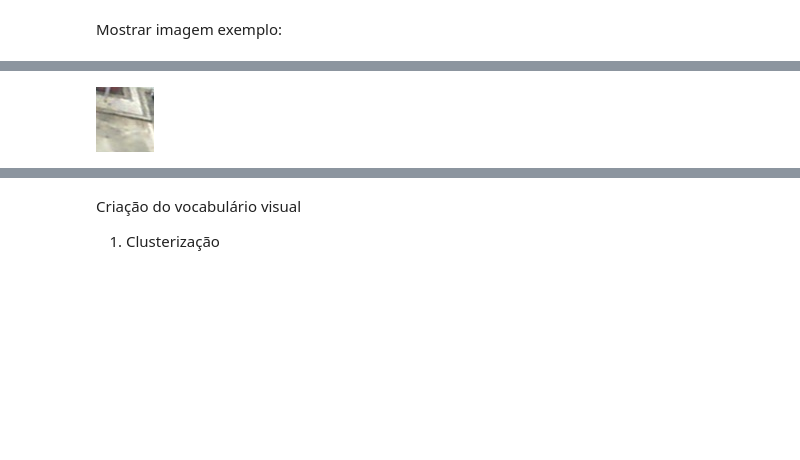
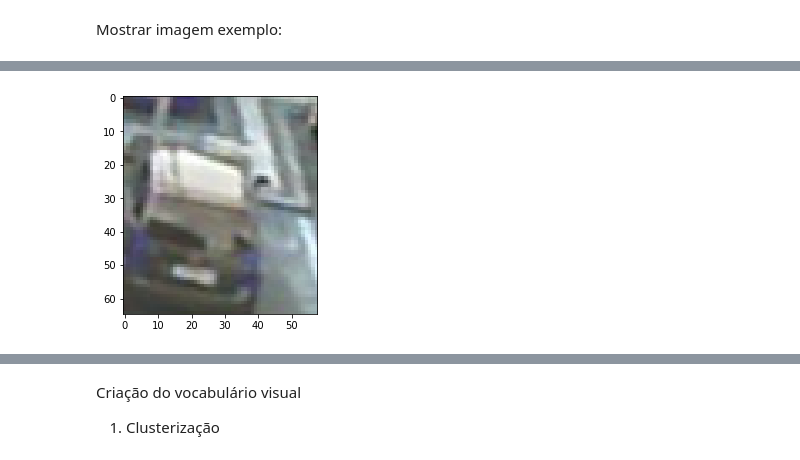
Before and after one commit to albs-br/tcc-machine-vision, a Jupyter notebook: TCC_teste_1.ipynb, the cells around one changed output, grey strips where cells are left out. Drawn from its saved outputs; the diff is of its cells as text; code cells hidden in the pictures; blank space fills up the shorter version.

```diff
--- a/TCC_teste_1.ipynb
+++ b/TCC_teste_1.ipynb
@@ -72,0 +93,19 @@ Passo 1: calcular arquivos de vetor de features (.brief) para cada imagem
+# %%
+# Teste Dense SIFT descriptor
+
+im = cv2.imread(path_teste, 0) # Grayscale image
+
+# Create SIFT object
+sift = cv2.xfeatures2d.SIFT_create()
+
+# Provide a list of keypoints in spaces of 5 pixels horizontally and vertically
+# Change the step size according to what you want
+step_size = 5
+kp = [cv2.KeyPoint(x, y, step_size) for y in range(0, img.shape[0], step_size)
+                                    for x in range(0, img.shape[1], step_size)]
+
+# Calculate Dense SIFT feature vector
+dense_feat = sift.compute(img, kp)
+
+print('Done')
+print(h)
@@ -73,28 +135,25 @@ Passo 1: calcular arquivos de vetor de features (.brief) para cada imagem
 # %%
 %%time
-frames_dir = path + 'All'
-#frames_dir = path + 'Empty'
-#frames_dir = path + 'Occupied'
-#frames_dir = '/content/'
 
-#print(os.path.exists(frames_dir))
+#print(os.path.exists(input_dir))
 
 # leitura das imagens do diretório
 onlyfiles = []
-if os.path.exists(frames_dir):
-    onlyfiles = [f for f in listdir(frames_dir) if isfile(join(frames_dir, f))]
+if os.path.exists(input_dir):
+    onlyfiles = [f for f in listdir(input_dir) if isfile(join(input_dir, f))]
 
     # processa cada arquivo de imagem de um diretório
     for file in onlyfiles:
 
         print("imagem: " + file)
 
-        img_path = join(frames_dir, file)
+        img_path = join(input_dir, file)
 
         img = cv2.imread(img_path)
 
         # mostrar imagem original
-        cv2_imshow(img)
+        plt.imshow(img)
+        plt.show()
 
         # opcional: redimensiona a imagem
         #img = cv2.resize(
@@ -105,35 +164,34 @@ if os.path.exists(frames_dir):
         # Initiate STAR detector
         #star = cv2.xfeatures2d.StarDetector_create()
 
-        # Initiate ORB detector
-        # valores default: ORB(int nfeatures=500, float scaleFactor=1.2f, int nlevels=8, int edgeThreshold=31, int firstLevel=0, int WTA_K=2, int scoreType=ORB::HARRIS_SCORE, int patchSize=31)
-        orb = cv2.ORB_create(
-          nfeatures = 500,                    # The maximum number of features to retain.
-          scaleFactor = 1.2,                  # Pyramid decimation ratio, greater than 1
-          nlevels = 8,                        # The number of pyramid levels.
-          edgeThreshold = 10,                 # This is size of the border where the features are not detected. It should roughly match the patchSize parameter
-          firstLevel = 0,                     # It should be 0 in the current implementation.
-          WTA_K = 2,                          # The number of points that produce each element of the oriented BRIEF descriptor.
-          scoreType = cv2.ORB_HARRIS_SCORE,   # The default HARRIS_SCORE means that Harris algorithm is used to rank features (the score is written to KeyPoint::score and is
-                                              # used to retain best nfeatures features); FAST_SCORE is alternative value of the parameter that produces slightly less stable
-                                              # keypoints, but it is a little faster to compute.
-          #scoreType = cv2.ORB_FAST_SCORE,
-          patchSize = 10                      # size of the patch used by the oriented BRIEF descriptor. Of course, on smaller pyramid layers the perceived image area covered
-                                              # by a feature will be larger.
-        )
+#         # Initiate ORB detector
+#         # valores default: ORB(int nfeatures=500, float scaleFactor=1.2f, int nlevels=8, int edgeThreshold=31, int firstLevel=0, int WTA_K=2, int scoreType=ORB::HARRIS_SCORE, int patchSize=31)
+#         orb = cv2.ORB_create(
+#           nfeatures = 500,                    # The maximum number of features to retain.
+#           scaleFactor = 1.2,                  # Pyramid decimation ratio, greater than 1
+#           nlevels = 8,                        # The number of pyramid levels.
+#           edgeThreshold = 7,                  # This is size of the border where the features are not detected. It should roughly match the patchSize parameter
+#           firstLevel = 0,                     # It should be 0 in the current implementation.
+#           WTA_K = 2,                          # The number of points that produce each element of the oriented BRIEF descriptor.
+#           scoreType = cv2.ORB_HARRIS_SCORE,   # The default HARRIS_SCORE means that Harris algorithm is used to rank features (the score is written to KeyPoint::score and is
+#                                               # used to retain best nfeatures features); FAST_SCORE is alternative value of the parameter that produces slightly less stable
+#                                               # keypoints, but it is a little faster to compute.
+#           #scoreType = cv2.ORB_FAST_SCORE,
+#           patchSize = 7                       # size of the patch used by the oriented BRIEF descriptor. Of course, on smaller pyramid layers the perceived image area covered
+#                                               # by a feature will be larger.
+#         )
 
 
 
-        # Initiate BRIEF extractor
-        brief = cv2.xfeatures2d.BriefDescriptorExtractor_create()
-
+#         # Initiate BRIEF extractor
+#         brief = cv2.xfeatures2d.BriefDescriptorExtractor_create()
 
 
         # find the keypoints with STAR
         #kp = star.detect(img, None)
 
         # find the keypoints with ORB
-        kp = orb.detect(img, None)
+        # kp = orb.detect(img, None)
 
 
 
@@ -141,7 +199,7 @@ if os.path.exists(frames_dir):
         #kp, feat = brief.compute(img, kp)
 
         # compute the descriptors with ORB
-        kp, feat = orb.compute(img, kp)
+        #kp, feat = orb.compute(img, kp)
 
 
         # imprimir numero de features encontradas
@@ -149,21 +207,22 @@ if os.path.exists(frames_dir):
         print("formato (keypoints, dimensões): " + str(np.shape(feat)))
         #print(feat)
 
-
         # mostrar imagem com os keypoints encontrados
-        img2_kp = cv2.drawKeypoints(img, kp, None, color=(0,255,0), \
-                flags=cv2.DrawMatchesFlags_DEFAULT)
+        img2_kp = cv2.drawKeypoints(img, kp, None, color=(0,255,0), flags=cv2.DrawMatchesFlags_DEFAULT)
         plt.figure()
         plt.imshow(img2_kp)
         plt.show()
 
 
+
         feat_path = join(features_dir, file)
-        #feat_path = join(frames_dir, file)
 
         # store the data as binary data stream
-        with open(feat_path + ".brief", "wb") as f:
-            pickle.dump(feat.tolist(), f)
+        if len(kp) > 0:
+            with open(feat_path + ".brief", "wb") as f:
+                pickle.dump(feat.tolist(), f)
+        else:
+            print("Erro: 0 features encontradas")
 
         # f = open(feat_path + ".brief.txt", "w")
         # f.write(str(feat.tolist()))
@@ -175 +234 @@ imagem: 2012-12-07_17_17_25#016.jpg
-[figure, old version]
+[figure, new version]
```
Also changed, not shown: parts of 18 cells of this notebook, 1 other file.
